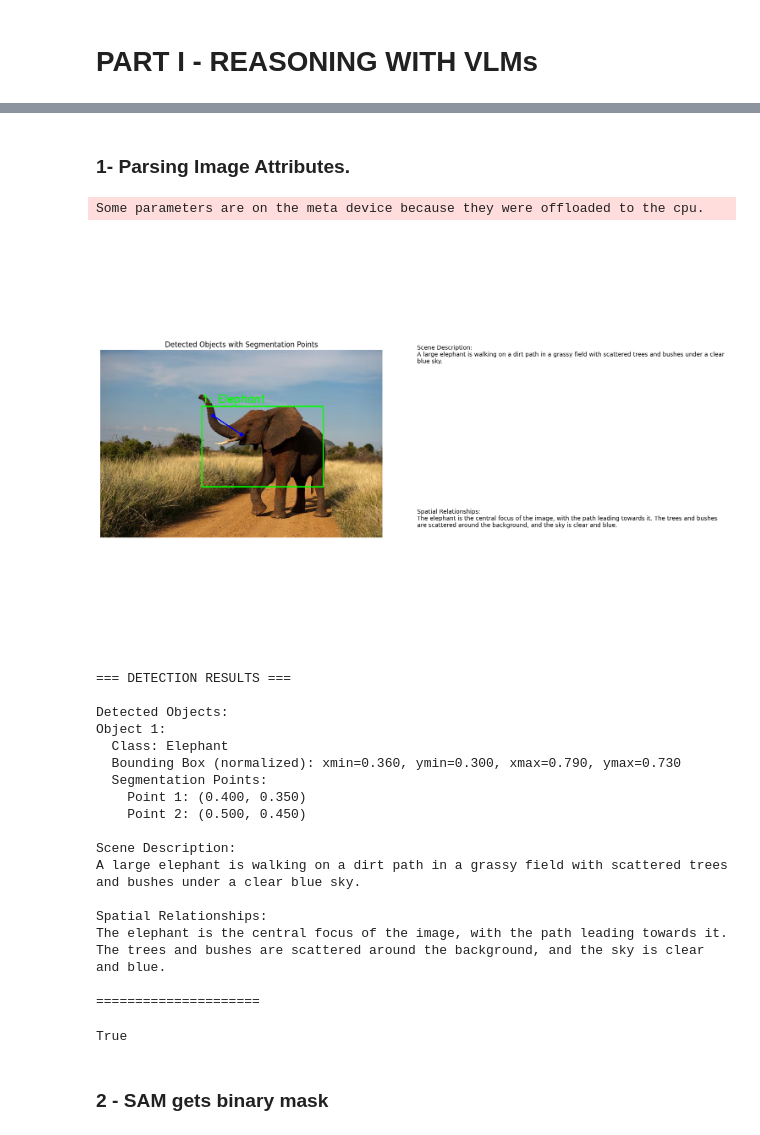
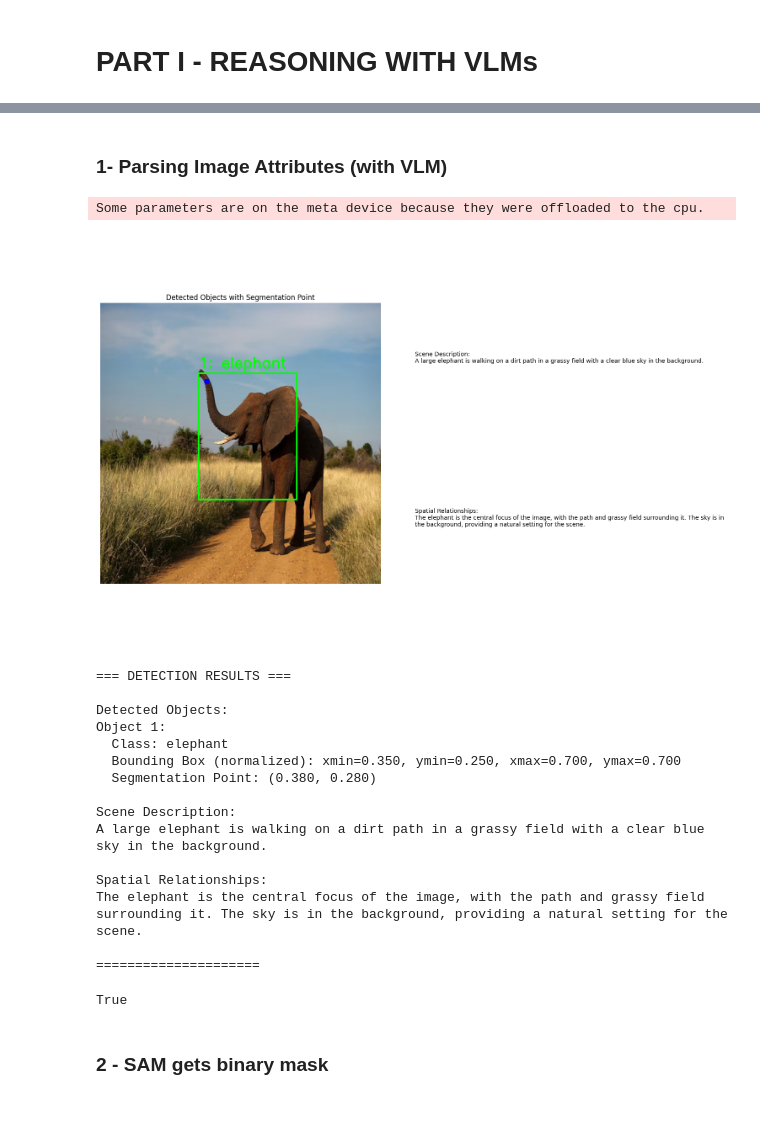
Before and after one commit to YanakaRyosuke82/POEM_Object_Editing, a Jupyter notebook: src/reasoning.IPYNB, the cells around one changed output, grey strips where cells are left out. Cells and saved outputs as stored; diff of their text form; code cells hidden in the pictures.

```diff
--- a/src/reasoning.IPYNB
+++ b/src/reasoning.IPYNB
@@ -9,7 +9,7 @@
 # %%
 
 # Fixed image path
-IMG_PATH = "data/elephant.jpg"
+IMG_PATH = "/dtu/blackhole/14/189044/marscho/VLM_controller_for_SD/src/SLD_main_bak/demo/image_editing/src_image_marco/elephant_resized.png"
 
 ########################################################################################################################
 
@@ -51,5 +50,5 @@ User prompt: make the elephant twice its size
 # %% [markdown]
-### 1- Parsing Image Attributes.
+### 1- Parsing Image Attributes (with VLM)
 # %%
 from transformers import Qwen2VLForConditionalGeneration, AutoTokenizer, AutoProcessor
 from qwen_vl_utils import process_vision_info
@@ -76,8 +75,8 @@ messages = [
 For each detected object in the image, output exactly one line in the following format:
 DETECT: <object_id>|<object_class>|<xmin>|<ymin>|<xmax>|<ymax>
 
-Then, for each object, identify two points that lie within the head or main focal part of the object in the format:
-POINTS: <object_id>|<x1>|<y1>|<x2>|<y2>
+Then, for each object, identify one point that lies within the head or main focal part of the object in the format:
+POINTS: <object_id>|<x>|<y>
 
 Then, provide a scene analysis in the following format:
 SCENE: <scene_description>
@@ -89,11 +88,11 @@ Where:
 - <object_id> is a sequential number starting from 1
 - <object_class> is the specific object category including attributes (color, size, etc)
 - <xmin>,<ymin>,<xmax>,<ymax> are normalized coordinates (0-1) for the bounding box
-- <x1>,<y1>,<x2>,<y2> are normalized coordinates (0-1) for two points that lie within the object's head/main part
+- <x>,<y> are normalized coordinates (0-1) for a point that lies within the object's head/main part
 - <scene_description> describes the overall context and setting
 - <spatial_relationships> describes how objects relate to each other in space
 
-Ensure the points are always within the head or main focal part of each object for accurate segmentation."""
+Ensure the point is always within the head or main focal part of each object for accurate segmentation."""
     },
     {
         "role": "user",
@@ -104,7 +103,7 @@ Ensure the points are always within the head or main focal part of each object f
             },
             {
                 "type": "text",
-                "text": "Analyze this image, detect the main objects, provide points within the head/main part of each object for segmentation, describe the scene and spatial relationships between objects."
+                "text": "Analyze this image, detect the main objects, provide a point within the head/main part of each object for segmentation, describe the scene and spatial relationships between objects."
             }
         ]
     }
@@ -131,7 +130,7 @@ output_text = processor.batch_decode(
 
 # Parse the detection and scene understanding output
 def parse_model_output(output_text):
-    objects = []  # Will store both bbox and points for each object
+    objects = []  # Will store both bbox and point for each object
     scene_desc = ""
     spatial_rel = ""
 
@@ -144,17 +143,17 @@ def parse_model_output(output_text):
             bbox = [float(xmin), float(ymin), float(xmax), float(ymax)]
             # Initialize object entry
             while len(objects) < obj_id:
-                objects.append({'class': None, 'bbox': None, 'points': None})
+                objects.append({'class': None, 'bbox': None, 'point': None})
             objects[obj_id-1]['class'] = obj_class
             objects[obj_id-1]['bbox'] = bbox
         elif line.startswith('POINTS:'):
             _, points_data = line.split(':', 1)
-            obj_id, x1, y1, x2, y2 = points_data.strip().split('|')
+            obj_id, x, y = points_data.strip().split('|')
             obj_id = int(obj_id)
-            points = [(float(x1), float(y1)), (float(x2), float(y2))]
+            point = (float(x), float(y))
             while len(objects) < obj_id:
-                objects.append({'class': None, 'bbox': None, 'points': None})
-            objects[obj_id-1]['points'] = points
+                objects.append({'class': None, 'bbox': None, 'point': None})
+            objects[obj_id-1]['point'] = point
         elif line.startswith('SCENE:'):
             _, scene_desc = line.split(':', 1)
         elif line.startswith('SPATIAL:'):
@@ -175,18 +174,12 @@ def annotate_image(image, objects):
             cv2.putText(image, f"{i+1}: {obj['class']}", (xmin, ymin-10),
                        cv2.FONT_HERSHEY_SIMPLEX, 0.9, (0, 255, 0), 2)
 
-        if obj['points']:
-            # Draw points
-            for x, y in obj['points']:
-                px = int(x * width)
-                py = int(y * height)
-                cv2.circle(image, (px, py), 5, (255, 0, 0), -1)
-                # Draw lines connecting points
-                if obj['points'].index((x, y)) == 0 and len(obj['points']) > 1:
-                    next_point = obj['points'][1]
-                    next_px = int(next_point[0] * width)
-                    next_py = int(next_point[1] * height)
-                    cv2.line(image, (px, py), (next_px, next_py), (255, 0, 0), 2)
+        if obj['point']:
+            # Draw point
+            x, y = obj['point']
+            px = int(x * width)
+            py = int(y * height)
+            cv2.circle(image, (px, py), 5, (255, 0, 0), -1)
 
     return image
 
@@ -196,7 +189,7 @@ plt.figure(figsize=(15, 10))
 plt.subplot(1, 2, 1)
 image = annotate_image(image, objects)
 plt.imshow(cv2.cvtColor(image, cv2.COLOR_BGR2RGB))
-plt.title("Detected Objects with Segmentation Points")
+plt.title("Detected Objects with Segmentation Point")
 plt.axis('off')
 
 plt.subplot(1, 2, 2)
@@ -219,63 +212,57 @@ for i, obj in enumerate(objects):
         print(f"  Class: {obj['class']}")
         print(f"  Bounding Box (normalized): xmin={obj['bbox'][0]:.3f}, ymin={obj['bbox'][1]:.3f}, "
               f"xmax={obj['bbox'][2]:.3f}, ymax={obj['bbox'][3]:.3f}")
-        if obj['points']:
-            print(f"  Segmentation Points:")
-            for j, (x, y) in enumerate(obj['points']):
-                print(f"    Point {j+1}: ({x:.3f}, {y:.3f})")
+        if obj['point']:
+            print(f"  Segmentation Point: ({obj['point'][0]:.3f}, {obj['point'][1]:.3f})")
 
 print("\nScene Description:")
 print(scene_desc)
 
 print("\nSpatial Relationships:")
 print(spatial_rel)
 print("\n=====================")
 
 img_name = IMG_PATH.split('/')[-1].split('.')[0]
 output_file = f"output/{img_name}_detection.txt"
 
 with open(output_file, 'w') as f:
     f.write("=== DETECTION RESULTS ===\n")
     f.write("\nDetected Objects:\n")
     for i, obj in enumerate(objects):
         if obj['bbox'] is not None:
             f.write(f"Object {i+1}:\n")
             f.write(f"  Class: {obj['class']}\n")
             f.write(f"  Bounding Box (normalized): xmin={obj['bbox'][0]:.3f}, ymin={obj['bbox'][1]:.3f}, "
                    f"xmax={obj['bbox'][2]:.3f}, ymax={obj['bbox'][3]:.3f}\n")
-            if obj['points']:
-                f.write(f"  Segmentation Points:\n")
-                for j, (x, y) in enumerate(obj['points']):
-                    f.write(f"    Point {j+1}: ({x:.3f}, {y:.3f})\n")
+            if obj['point']:
+                f.write(f"  Segmentation Point: ({obj['point'][0]:.3f}, {obj['point'][1]:.3f})\n")
 
     f.write("\nScene Description:\n")
     f.write(f"{scene_desc}\n")
 
     f.write("\nSpatial Relationships:\n")
     f.write(f"{spatial_rel}\n")
     f.write("\n=====================\n")
 
 # Save the annotated image
 output_image_path = f"output/{img_name}_annotated.jpg"
 cv2.imwrite(output_image_path, cv2.cvtColor(image, cv2.COLOR_RGB2BGR))
 # %% [output]
 Some parameters are on the meta device because they were offloaded to the cpu.
-[figure, old version]
+[figure, new version]
 === DETECTION RESULTS ===
 
 Detected Objects:
 Object 1:
-  Class: Elephant
-  Bounding Box (normalized): xmin=0.360, ymin=0.300, xmax=0.790, ymax=0.730
-  Segmentation Points:
-    Point 1: (0.400, 0.350)
-    Point 2: (0.500, 0.450)
+  Class: elephant
+  Bounding Box (normalized): xmin=0.350, ymin=0.250, xmax=0.700, ymax=0.700
+  Segmentation Point: (0.380, 0.280)
 
 Scene Description:
-A large elephant is walking on a dirt path in a grassy field with scattered trees and bushes under a clear blue sky.
+A large elephant is walking on a dirt path in a grassy field with a clear blue sky in the background.
 
 Spatial Relationships:
-The elephant is the central focus of the image, with the path leading towards it. The trees and bushes are scattered around the background, and the sky is clear and blue.
+The elephant is the central focus of the image, with the path and grassy field surrounding it. The sky is in the background, providing a natural setting for the scene.
 
 =====================
 True
```
Also changed, not shown: parts of 4 cells of this notebook, 26 other files.
